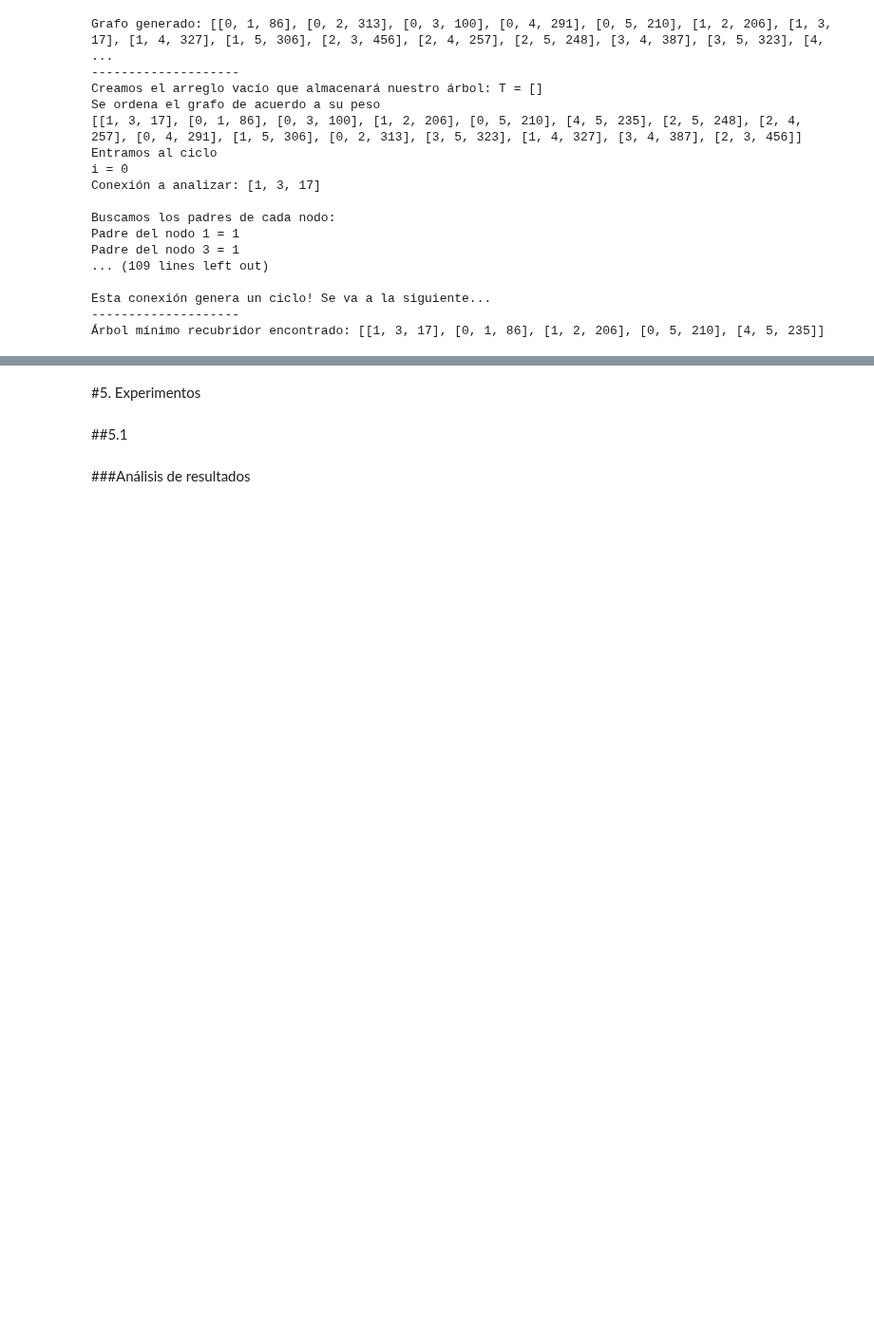
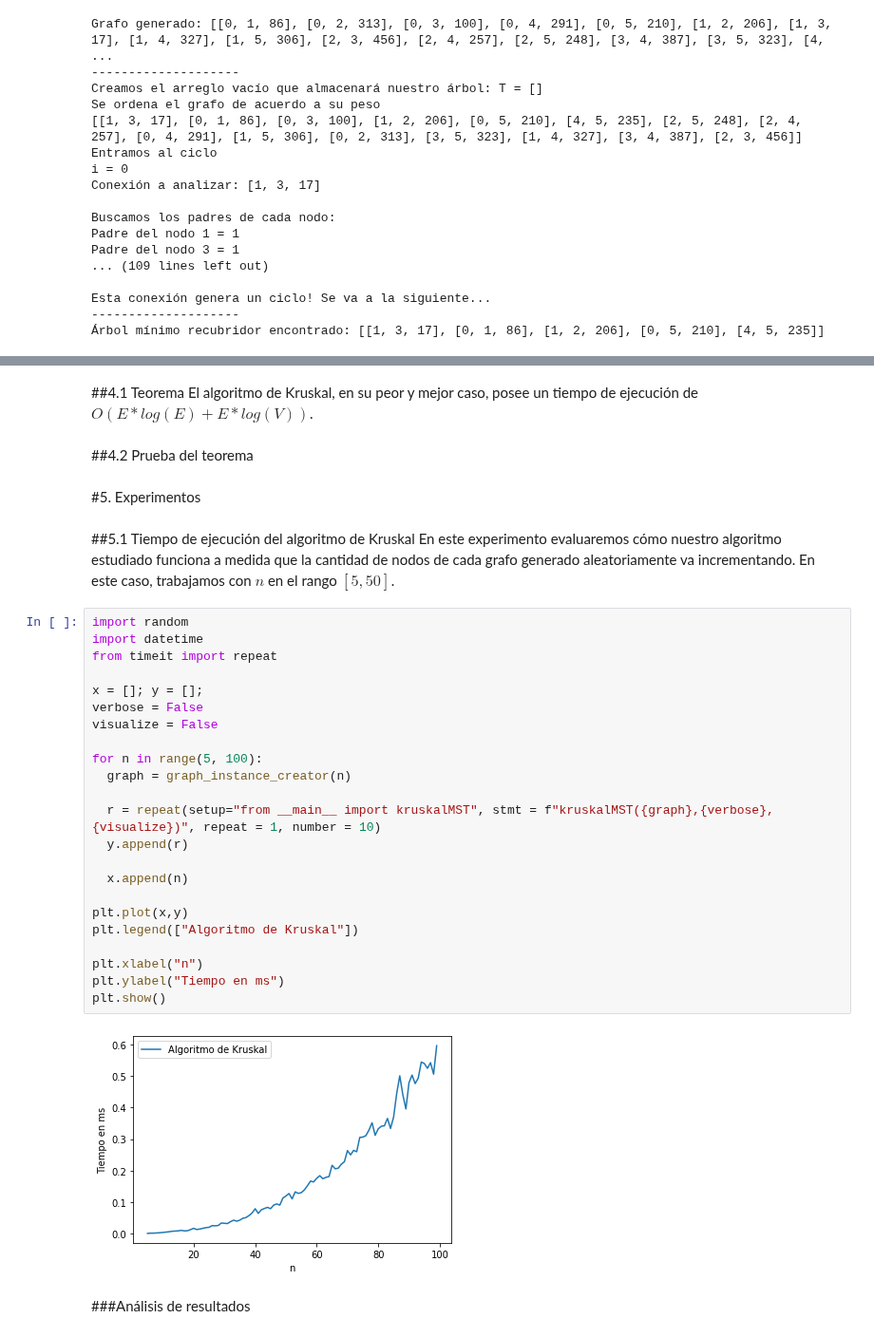
Before and after one commit to Sylver640/ADA-Informes, a Jupyter notebook: Informe_KruskalAlgorithm.ipynb, the cells around one changed output, grey strips where cells are left out. Shown at 95% size. Drawn from its saved outputs; the diff is of its cells as text; blank space fills up the shorter version.

```diff
--- a/Informe_KruskalAlgorithm.ipynb
+++ b/Informe_KruskalAlgorithm.ipynb
@@ -292,6 +309,37 @@ Esta conexión genera un ciclo! Se va a la siguiente...
+# %% [markdown]
+##4.1 Teorema
+El algoritmo de Kruskal, en su peor y mejor caso, posee un tiempo de ejecución de **$O(E*log(E) + E*log(V))$**.
+# %% [markdown]
+##4.2 Prueba del teorema
 # %% [markdown]
 #5. Experimentos
-# %% [markdown]
-##5.1
+# %% [markdown]
+##5.1 Tiempo de ejecución del algoritmo de Kruskal
+En este experimento evaluaremos cómo nuestro algoritmo estudiado funciona a medida que la cantidad de nodos de cada grafo generado aleatoriamente va incrementando. En este caso, trabajamos con $n$ en el rango $[5, 50]$.
+# %%
+import random
+import datetime
+from timeit import repeat
+
+x = []; y = [];
+verbose = False
+visualize = False
+
+for n in range(5, 100):
+  graph = graph_instance_creator(n)
+
+  r = repeat(setup="from __main__ import kruskalMST", stmt = f"kruskalMST({graph},{verbose},{visualize})", repeat = 1, number = 10)
+  y.append(r)
+
+  x.append(n)
+
+plt.plot(x,y)
+plt.legend(["Algoritmo de Kruskal"])
+
+plt.xlabel("n")
+plt.ylabel("Tiempo en ms")
+plt.show()
+# %% [output]
+[figure, added]
 # %% [markdown]
 ###Análisis de resultados
```
Also changed, not shown: parts of 11 cells of this notebook.
